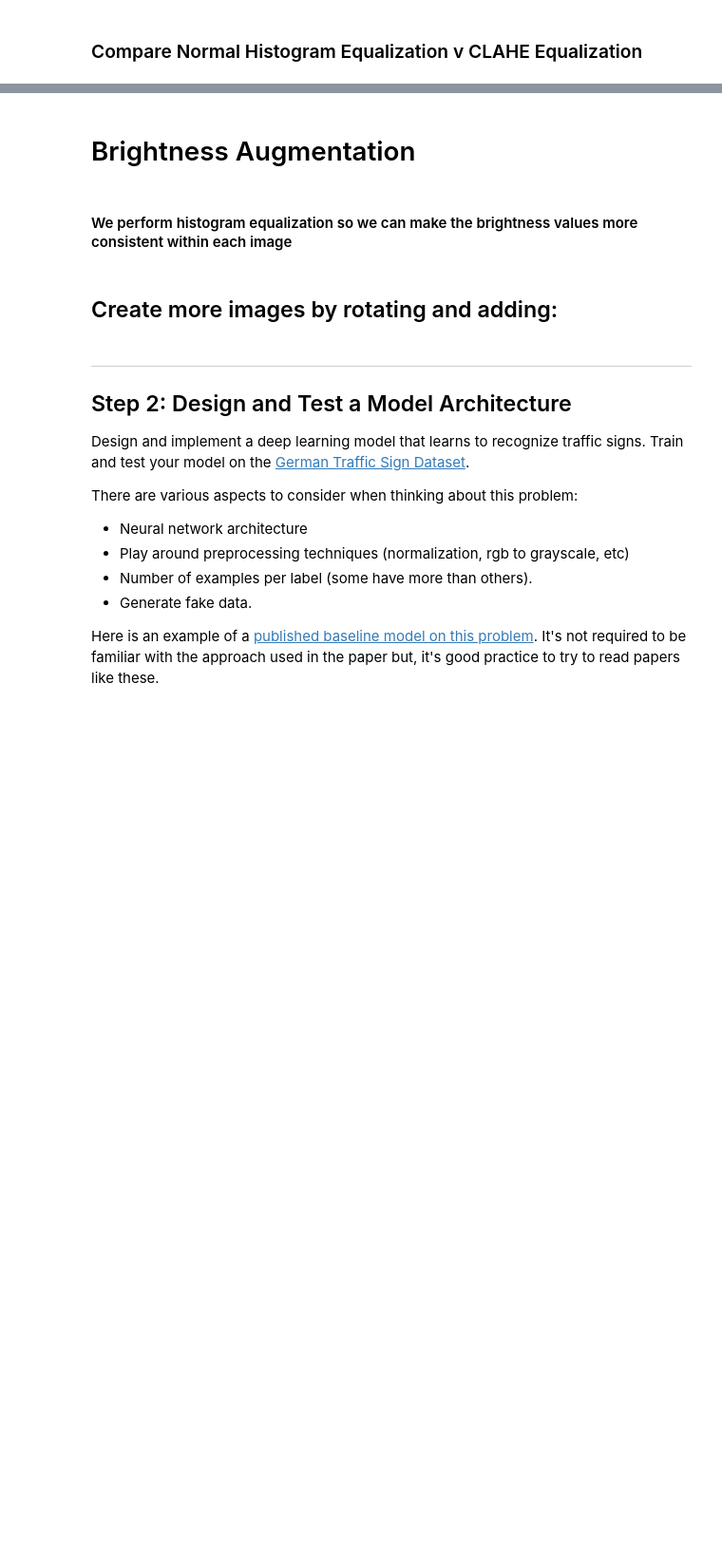
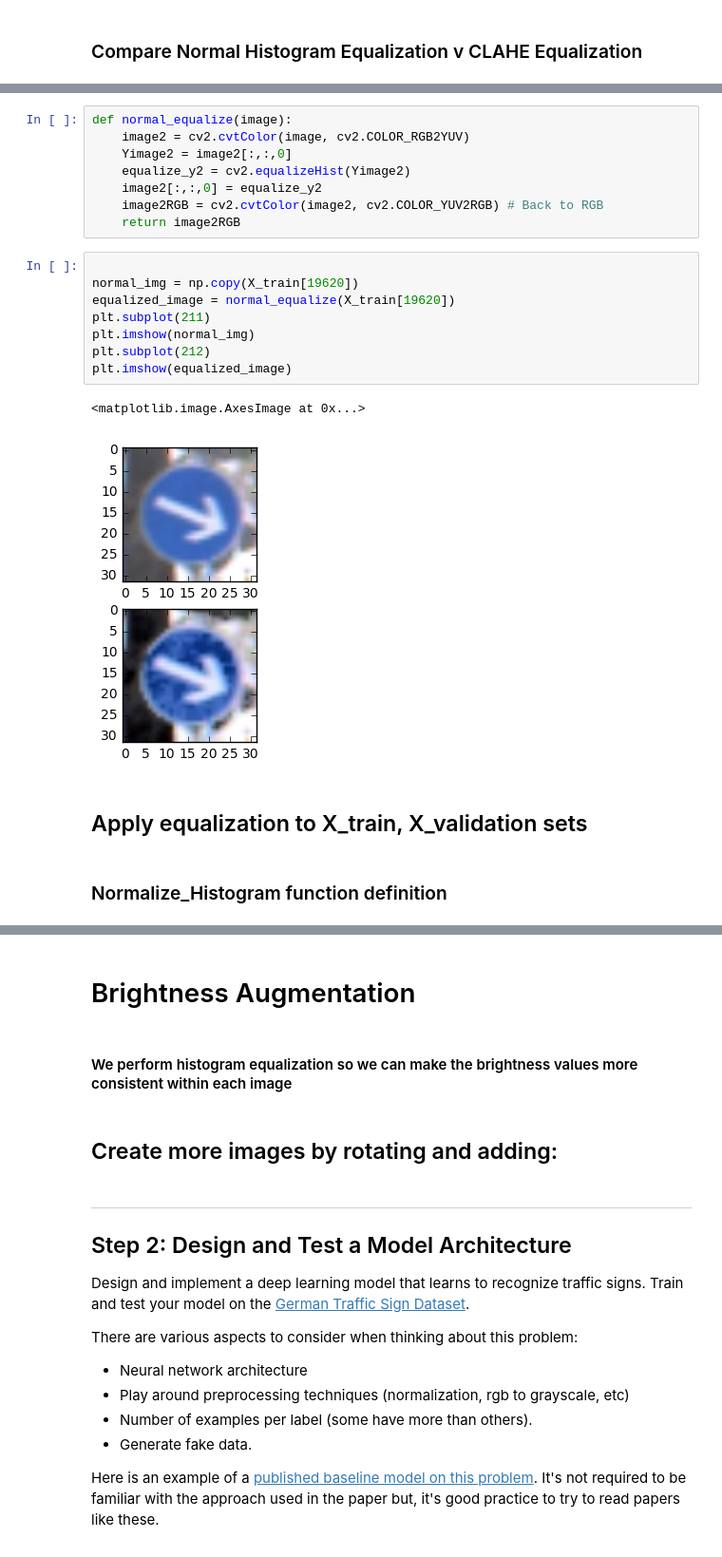
Before and after one commit to Self-Driving-Cars-LosAngeles/TrafficSignClassification, a Jupyter notebook: Traffic_Sign_Classifier_SDCLA.ipynb, the cells around one changed output, grey strips where cells are left out. Shown at 95% size. Cells and saved outputs as stored; diff of their text form; blank space fills up the shorter version.

```diff
--- a/Traffic_Sign_Classifier_SDCLA.ipynb
+++ b/Traffic_Sign_Classifier_SDCLA.ipynb
@@ -369,0 +313,23 @@ image has color:
+# %%
+def normal_equalize(image):
+    image2 = cv2.cvtColor(image, cv2.COLOR_RGB2YUV)
+    Yimage2 = image2[:,:,0]
+    equalize_y2 = cv2.equalizeHist(Yimage2)
+    image2[:,:,0] = equalize_y2
+    image2RGB = cv2.cvtColor(image2, cv2.COLOR_YUV2RGB) # Back to RGB
+    return image2RGB
+# %%
+
+normal_img = np.copy(X_train[19620])
+equalized_image = normal_equalize(X_train[19620])
+plt.subplot(211)
+plt.imshow(normal_img)
+plt.subplot(212)
+plt.imshow(equalized_image)
+# %% [output]
+<matplotlib.image.AxesImage at 0x...>
+[figure, added]
+# %% [markdown]
+## Apply equalization to X_train, X_validation sets
+# %% [markdown]
+### Normalize_Histogram function definition
```
Also changed, not shown: parts of 26 cells of this notebook.
